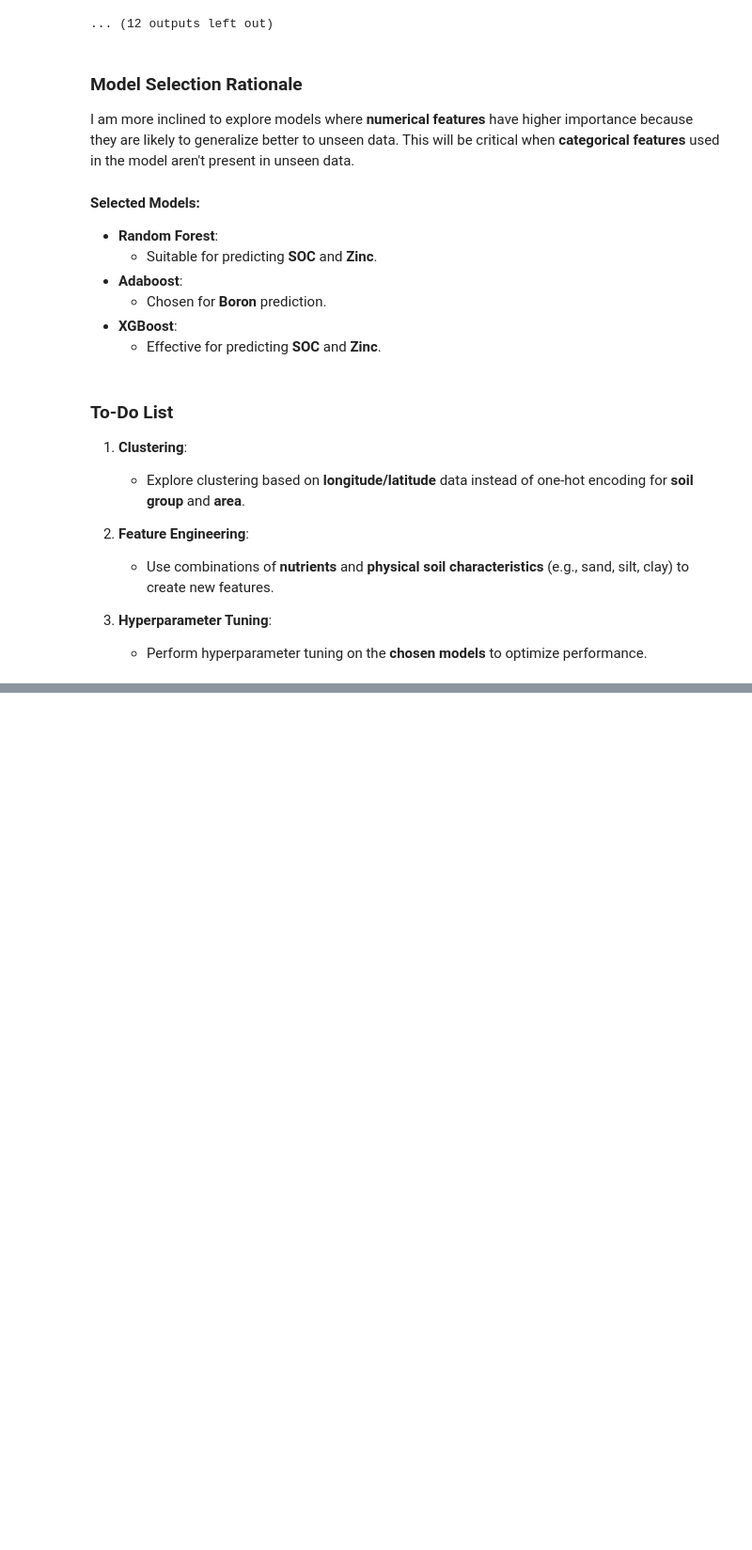
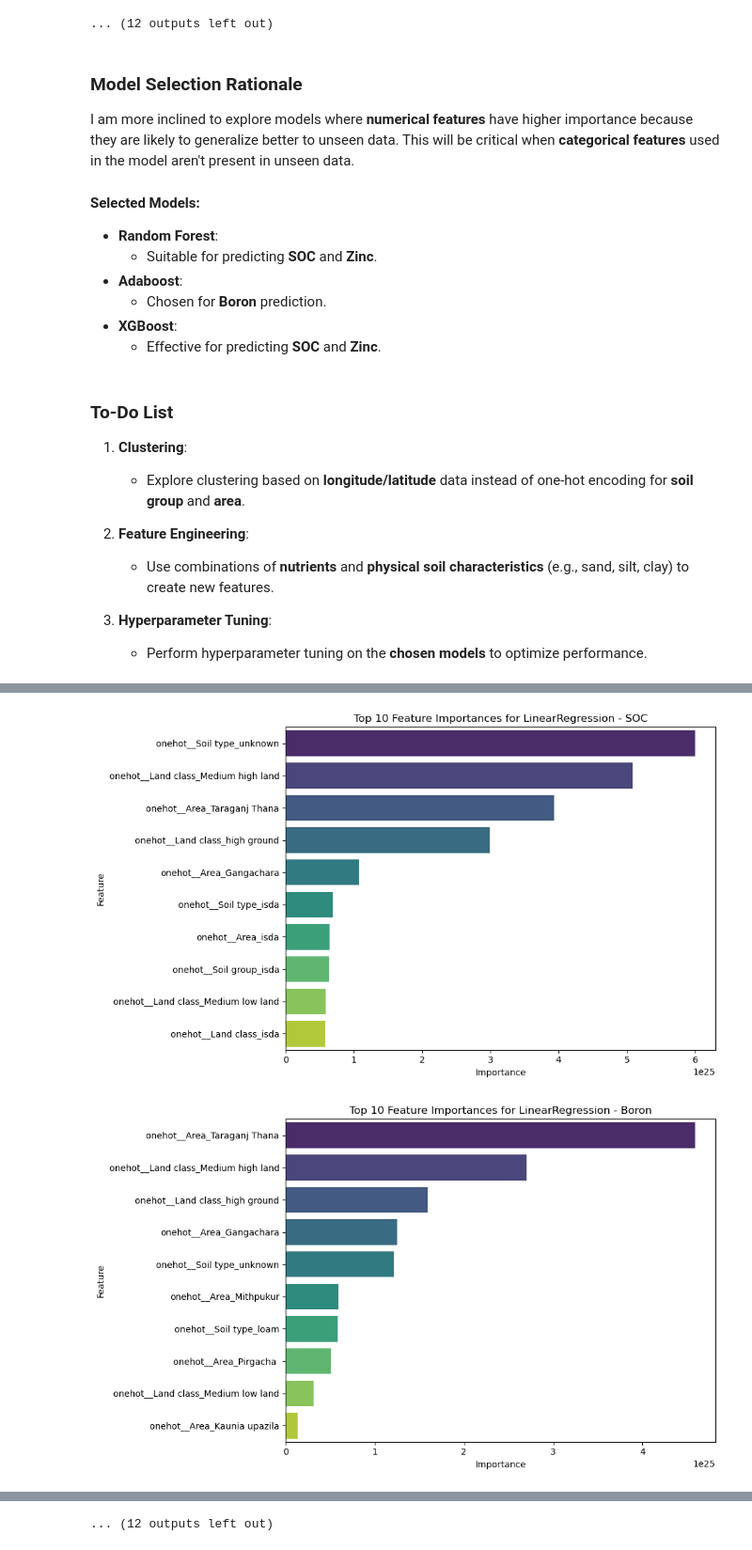
Before and after one commit to mm-mazhar/IPAGE, a Jupyter notebook: notebooks/task_3_model_development_and_training/by-Taylor/merged_v2_modelling.ipynb, the cells around one changed output, grey strips where cells are left out. Shown at 94% size. Saved outputs shown, nothing was run; the diff lists cells and outputs as text; code cells hidden in the pictures; blank space fills up the shorter version.

```diff
--- a/notebooks/task_3_model_development_and_training/by-Taylor/merged_v2_modelling.ipynb
+++ b/notebooks/task_3_model_development_and_training/by-Taylor/merged_v2_modelling.ipynb
@@ -114,12 +119,14 @@ for model_name, model in models.items():
     # Evaluate the model
     rmse = mean_squared_error(y_test, y_pred, squared=False, multioutput='raw_values')
     mae = mean_absolute_error(y_test, y_pred, multioutput='raw_values')
+    mse = mean_squared_error(y_test, y_pred, multioutput='raw_values')
     r2 = r2_score(y_test, y_pred, multioutput='raw_values')
 
     # Store performance metrics for each target variable
     results[model_name] = {
         'RMSE': dict(zip(target_cols, rmse)),
         'MAE': dict(zip(target_cols, mae)),
+        'MSE': dict(zip(target_cols, mse)),
         'R²': dict(zip(target_cols, r2))
     }
 
@@ -225,0 +323,19 @@ I am more inclined to explore models where **numerical features** have higher im
+# %%
+# Add engineered features to the DataFrame
+data['Nitrogen / Sand'] = data['Nitrogen'] / data['Sand']
+data['Nitrogen / pH'] = data['Nitrogen'] / data['pH']
+data['Clay * Nitrogen'] = data['Clay'] * data['Nitrogen']
+data['Nitrogen * Silt'] = data['Nitrogen'] * data['Silt']
+data['Nitrogen * Sulfur'] = data['Nitrogen'] * data['Sulfur']
+data['Nitrogen * pH'] = data['Nitrogen'] * data['pH']
+data['NATURAL_LOGARITHM(Nitrogen)'] = np.log(data['Nitrogen'])
+data['NATURAL_LOGARITHM(Sand)'] = np.log(data['Sand'])
+data['SQUARE_ROOT(Nitrogen)'] = np.sqrt(data['Nitrogen'])
+
+# Define the selected features
+selected_features = [
+    'Nitrogen', 'Nitrogen / Sand', 'Nitrogen / pH', 'Clay * Nitrogen',
+    'Nitrogen * Silt', 'Nitrogen * Sulfur', 'Nitrogen * pH',
+    'NATURAL_LOGARITHM(Nitrogen)', 'NATURAL_LOGARITHM(Sand)',
+    'SQUARE_ROOT(Nitrogen)'
+]
@@ -225,0 +468,23 @@ I am more inclined to explore models where **numerical features** have higher im
+# %%
+# Visualize top 10 feature importances with Viridis color scheme using Seaborn
+for (model_name, target_name), importance_df in feature_importances.items():
+    top_10_features = importance_df.head(10).sort_values(by='Importance', ascending=False)
+
+    # Create the plot
+    plt.figure(figsize=(10, 6))
+    sns.barplot(
+        x='Importance',
+        y='Feature',
+        data=top_10_features,
+        palette='viridis',
+        hue='Feature',
+        legend=False
+    )
+    plt.title(f"Top 10 Feature Importances for {model_name} - {target_name}")
+    plt.xlabel("Importance")
+    plt.ylabel("Feature")
+    plt.tight_layout()
+    plt.show()
+# %% [output]
+[figure, added]
+[figure, added]
@@ -225,0 +501 @@ I am more inclined to explore models where **numerical features** have higher im
+... (12 outputs left out)
```
Also changed, not shown: parts of 9 cells of this notebook.
